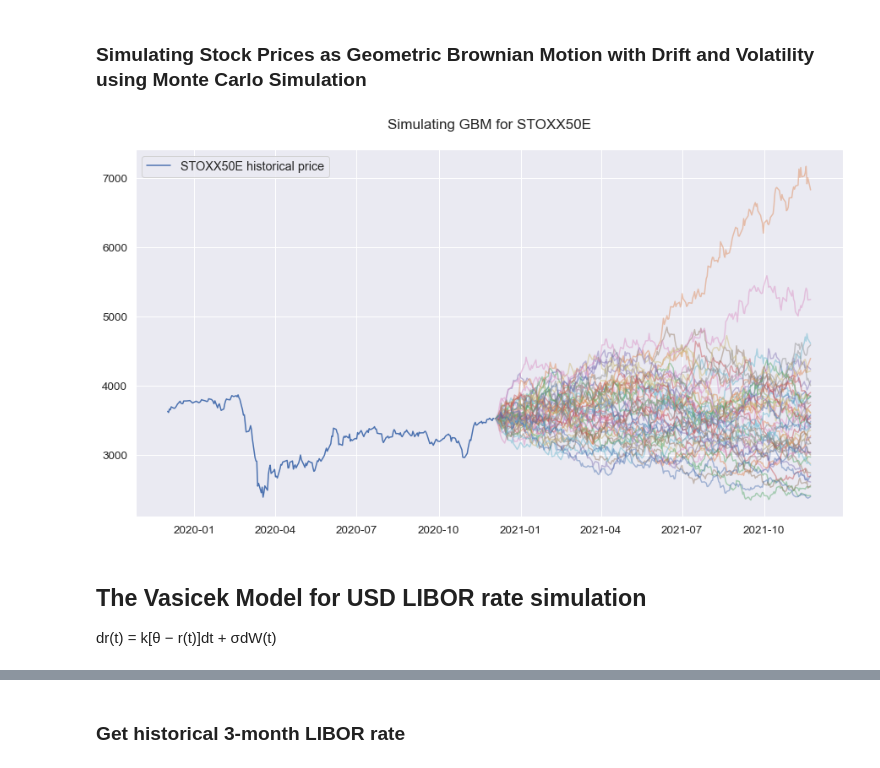
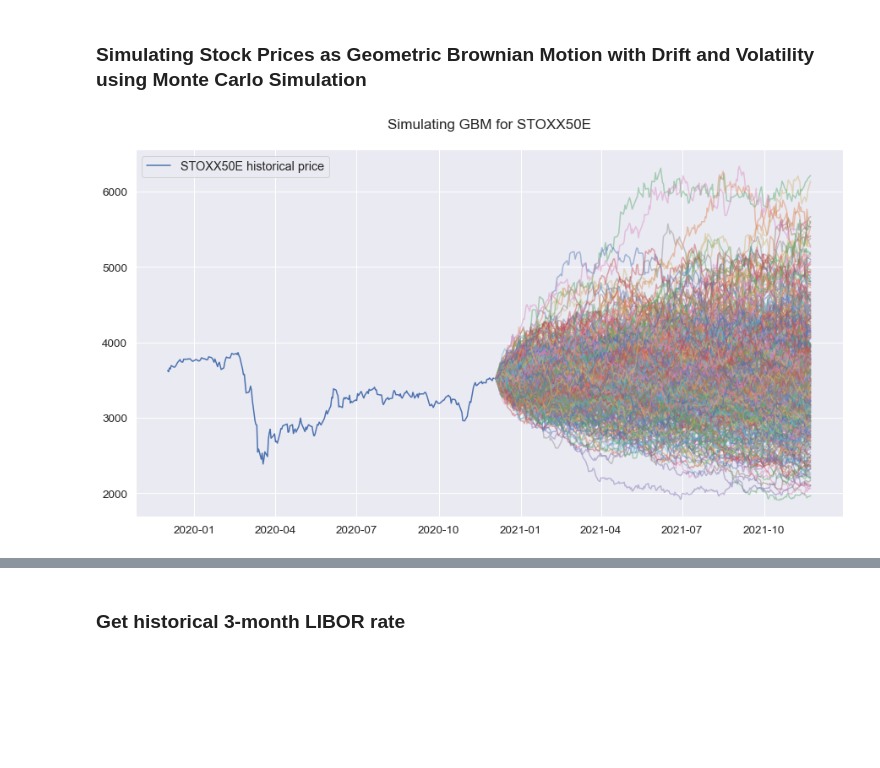
Before and after one commit to abhishekprog0/StructuredPricingEngine, a Jupyter notebook: Structured & Hybrid Project 2020.ipynb, the cells around one changed output, grey strips where cells are left out. Drawn from its saved outputs; the diff is of its cells as text; code cells hidden in the pictures; blank space fills up the shorter version.

```diff
--- a/Structured & Hybrid Project 2020.ipynb
+++ b/Structured & Hybrid Project 2020.ipynb
@@ -221,8 +221,8 @@ class Models():
             S.append(So)
             for i in range(1,int(N+1)):
 
-                #drift = (mu - 0.5 * sigma**2) * t[i]
-                drift = (mu) * t[i]
+                drift = (mu - 0.5 * sigma**2) * t[i]
+                #drift = (mu) * t[i]
                 diffusion = sigma * W[i-1]
                 S_temp = So*np.exp(drift + diffusion)
                 S.append(S_temp)
@@ -275,20 +277,17 @@ MLE for Volatility parameter(σ) : 0.013289106196338546
 # %% [markdown]
 ### Simulating Stock Prices as Geometric Brownian Motion with Drift and Volatility using Monte Carlo Simulation
 # %%
-n_simulations = 50
+n_simulations = 500
 
 plt.title('Simulating GBM for STOXX50E')
 plt.plot(price['Date'][-252:], price['Adj Close'][-252:], label = "STOXX50E historical price")
 for i in range(n_simulations):
 
     seed = np.random.randint(1000000)
     price_gbm = model.GBM(seed, price, x_bar, vol)
     plt.plot(price_gbm['Date'], price_gbm['Close'], alpha = 0.45)
 
 plt.legend()
 plt.show()
 # %% [output]
-[figure, old version]
+[figure, new version]
-# %% [markdown]
-## The Vasicek Model for USD LIBOR rate simulation
-dr(t) = k[θ − r(t)]dt + σdW(t)
```
Also changed, not shown: parts of 8 cells of this notebook.
